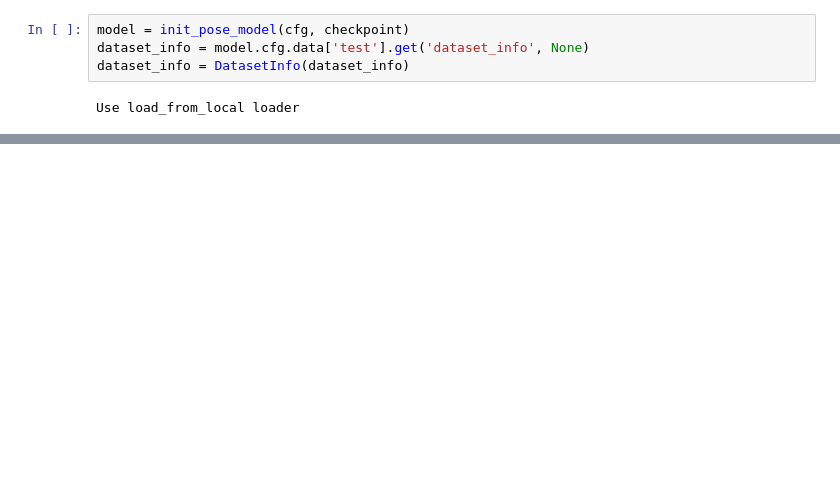
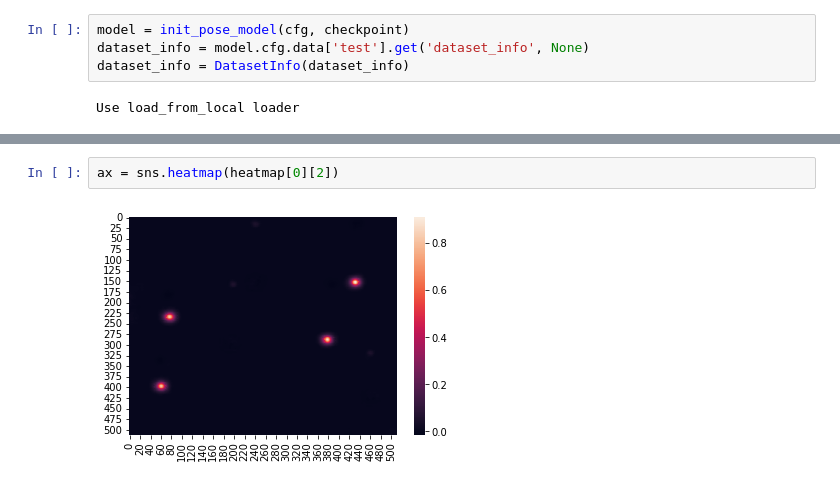
Before and after one commit to ngonhi/mmpose, a Jupyter notebook: inference.ipynb, the cells around one changed output, grey strips where cells are left out. Cells and saved outputs as stored; diff of their text form; blank space fills up the shorter version.

```diff
--- a/inference.ipynb
+++ b/inference.ipynb
@@ -86,0 +87,4 @@ dataset.ann_info
+# %%
+ax = sns.heatmap(heatmap[0][2])
+# %% [output]
+[figure, added]
```
Also changed, not shown: parts of 15 cells of this notebook, 6 other files.
